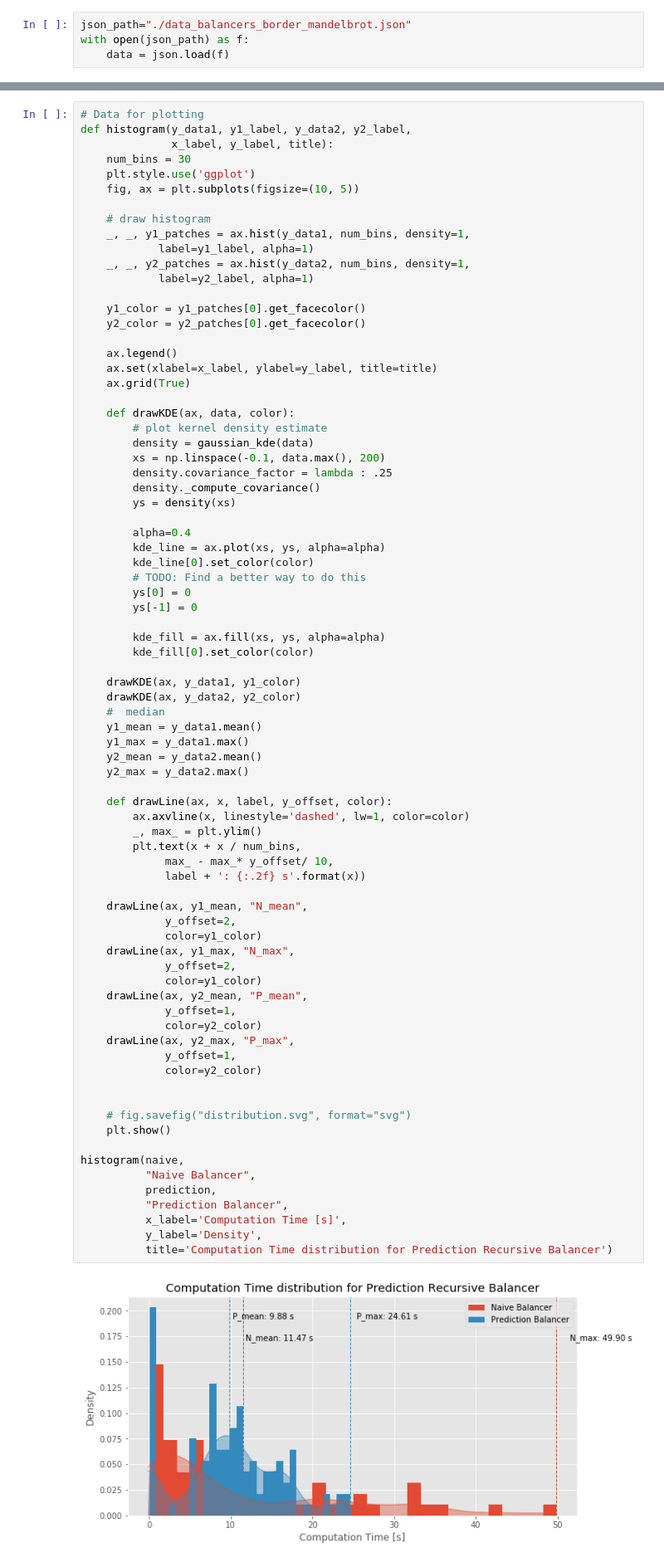
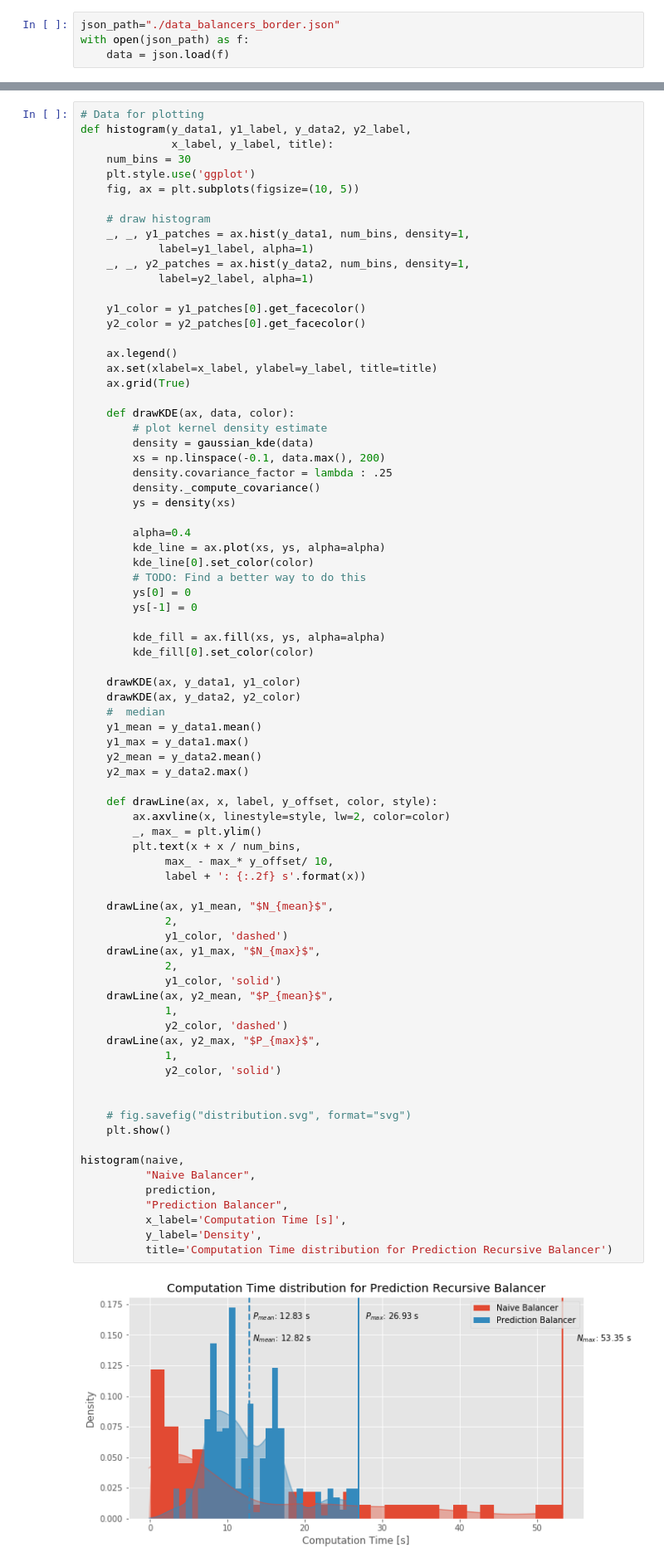
Before and after one commit to eragp/mandelbrot, a Jupyter notebook: eval/balancers/balancers_distribution.ipynb, the cells around one changed output, grey strips where cells are left out. Shown at 83% size. Saved outputs shown, nothing was run; the diff lists cells and outputs as text.

```diff
--- a/eval/balancers/balancers_distribution.ipynb
+++ b/eval/balancers/balancers_distribution.ipynb
@@ -11,7 +11,7 @@ from math import floor
 import json
 from pprint import pprint
 # %%
-json_path="./data_balancers_border_mandelbrot.json"
+json_path="./data_balancers_border.json"
 with open(json_path) as f:
     data = json.load(f)
 # %%
@@ -88,48 +88,48 @@ def histogram(y_data1, y1_label, y_data2, y2_label,
 
         kde_fill = ax.fill(xs, ys, alpha=alpha)
         kde_fill[0].set_color(color)
 
     drawKDE(ax, y_data1, y1_color)
     drawKDE(ax, y_data2, y2_color)
     #  median
     y1_mean = y_data1.mean()
     y1_max = y_data1.max()
     y2_mean = y_data2.mean()
     y2_max = y_data2.max()
 
-    def drawLine(ax, x, label, y_offset, color):
-        ax.axvline(x, linestyle='dashed', lw=1, color=color)
+    def drawLine(ax, x, label, y_offset, color, style):
+        ax.axvline(x, linestyle=style, lw=2, color=color)
         _, max_ = plt.ylim()
         plt.text(x + x / num_bins,
              max_ - max_* y_offset/ 10,
              label + ': {:.2f} s'.format(x))
 
-    drawLine(ax, y1_mean, "N_mean",
-             y_offset=2,
-             color=y1_color)
-    drawLine(ax, y1_max, "N_max",
-             y_offset=2,
-             color=y1_color)
-    drawLine(ax, y2_mean, "P_mean",
-             y_offset=1,
-             color=y2_color)
-    drawLine(ax, y2_max, "P_max",
-             y_offset=1,
-             color=y2_color)
+    drawLine(ax, y1_mean, "$N_{mean}$",
+             2,
+             y1_color, 'dashed')
+    drawLine(ax, y1_max, "$N_{max}$",
+             2,
+             y1_color, 'solid')
+    drawLine(ax, y2_mean, "$P_{mean}$",
+             1,
+             y2_color, 'dashed')
+    drawLine(ax, y2_max, "$P_{max}$",
+             1,
+             y2_color, 'solid')
 
 
     # fig.savefig("distribution.svg", format="svg")
     plt.show()
 
 histogram(naive,
           "Naive Balancer",
           prediction,
           "Prediction Balancer",
           x_label='Computation Time [s]',
           y_label='Density',
           title='Computation Time distribution for Prediction Recursive Balancer')
 # %% [output]
-[figure, old version]
+[figure, new version]
 # %%
 names= ["prediction Recursive", "naive Recursive"]
 y = np.asarray([prediction.max(), naive.max()])
```
Also changed, not shown: parts of 2 cells of this notebook, 18 other files.
